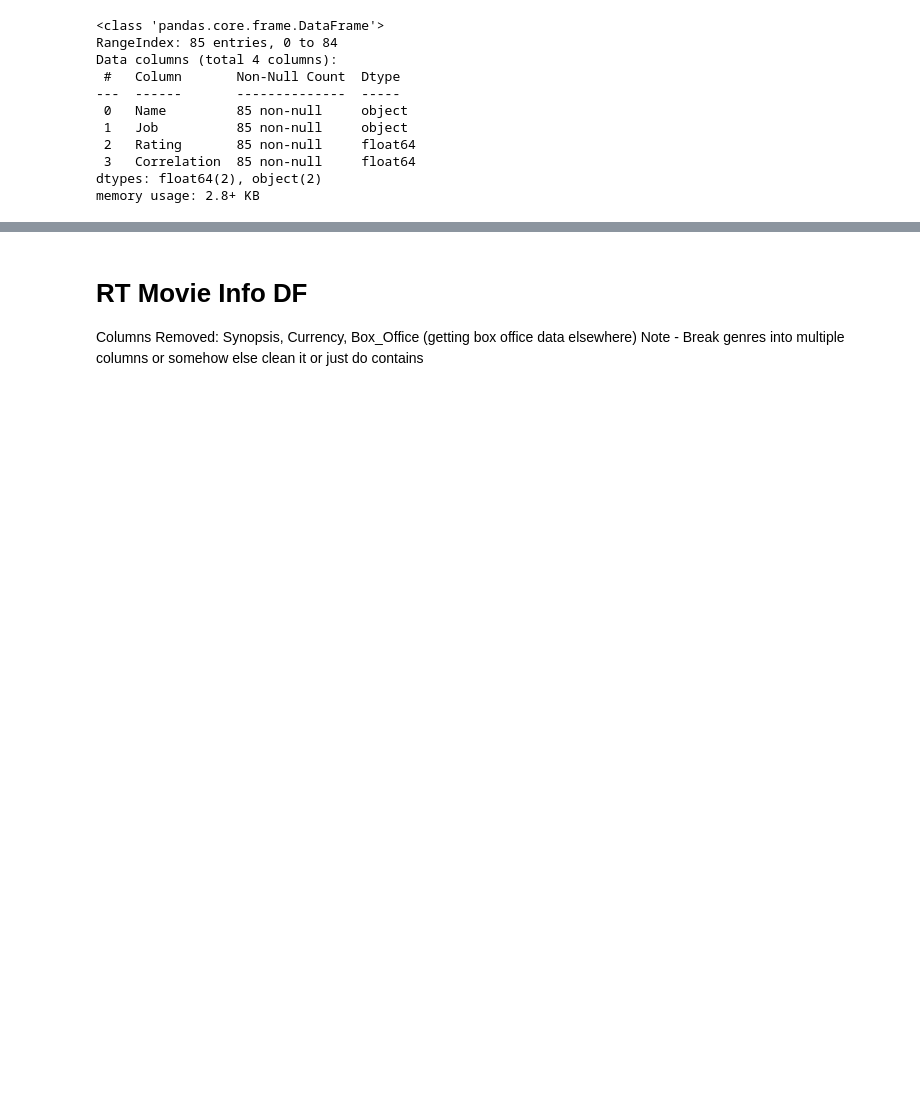
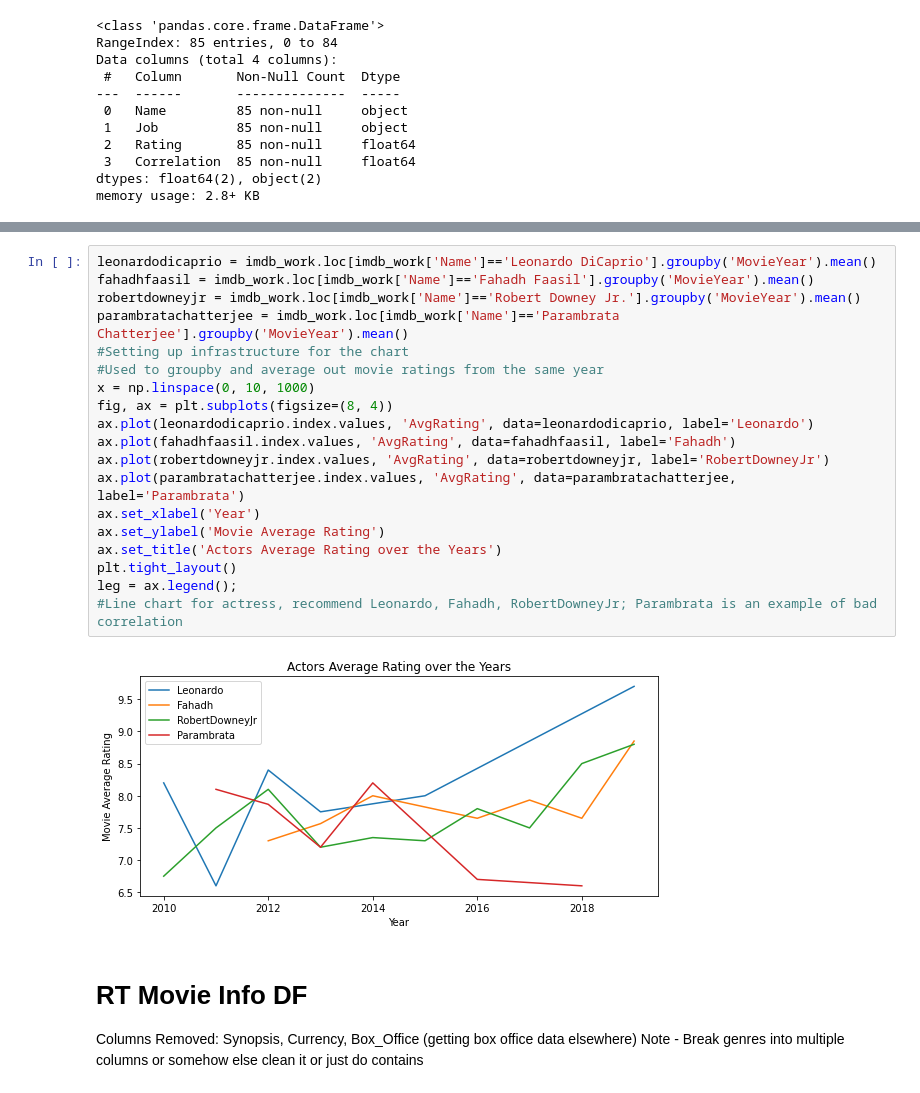
Before and after one commit to charlesmpan/FilmStudioMovieRec, a Jupyter notebook: final_notebook_cpan.ipynb, the cells around one changed output, grey strips where cells are left out. Drawn from its saved outputs; the diff is of its cells as text; blank space fills up the shorter version.

```diff
--- a/final_notebook_cpan.ipynb
+++ b/final_notebook_cpan.ipynb
@@ -903,3 +945,24 @@ Text(0, 0.5, 'Correlation of Movie Rating from 2010-2019')
+# %%
+leonardodicaprio = imdb_work.loc[imdb_work['Name']=='Leonardo DiCaprio'].groupby('MovieYear').mean()
+fahadhfaasil = imdb_work.loc[imdb_work['Name']=='Fahadh Faasil'].groupby('MovieYear').mean()
+robertdowneyjr = imdb_work.loc[imdb_work['Name']=='Robert Downey Jr.'].groupby('MovieYear').mean()
+parambratachatterjee = imdb_work.loc[imdb_work['Name']=='Parambrata Chatterjee'].groupby('MovieYear').mean()
+#Setting up infrastructure for the chart
+#Used to groupby and average out movie ratings from the same year
+x = np.linspace(0, 10, 1000)
+fig, ax = plt.subplots(figsize=(8, 4))
+ax.plot(leonardodicaprio.index.values, 'AvgRating', data=leonardodicaprio, label='Leonardo')
+ax.plot(fahadhfaasil.index.values, 'AvgRating', data=fahadhfaasil, label='Fahadh')
+ax.plot(robertdowneyjr.index.values, 'AvgRating', data=robertdowneyjr, label='RobertDowneyJr')
+ax.plot(parambratachatterjee.index.values, 'AvgRating', data=parambratachatterjee, label='Parambrata')
+ax.set_xlabel('Year')
+ax.set_ylabel('Movie Average Rating')
+ax.set_title('Actors Average Rating over the Years')
+plt.tight_layout()
+leg = ax.legend();
+#Line chart for actress, recommend Leonardo, Fahadh, RobertDowneyJr; Parambrata is an example of bad correlation
+# %% [output]
+[figure, added]
 # %% [markdown]
 # RT Movie Info DF
 Columns Removed: Synopsis, Currency, Box_Office (getting box office data elsewhere)
```
Also changed, not shown: parts of 10 cells of this notebook.
